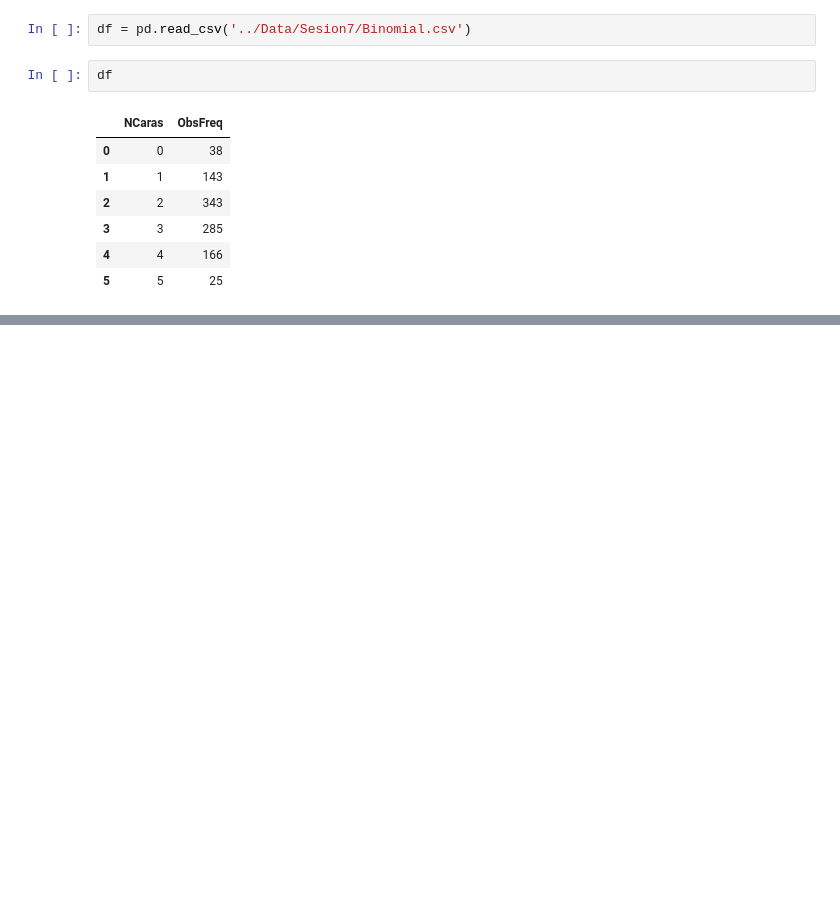
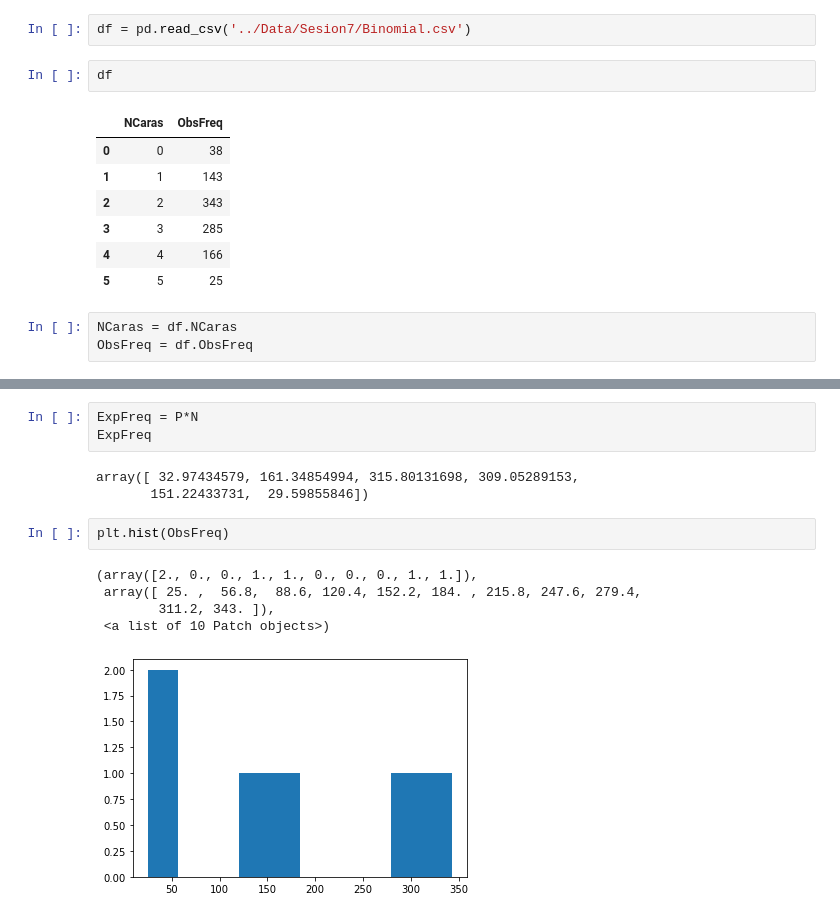
Before and after one commit to florez/Estadistica_Herramientas, a Jupyter notebook: Sesion7/Pruebas_Hipotesis.ipynb, the cells around one changed output, grey strips where cells are left out. Cells and saved outputs as stored; diff of their text form; blank space fills up the shorter version.

```diff
--- a/Sesion7/Pruebas_Hipotesis.ipynb
+++ b/Sesion7/Pruebas_Hipotesis.ipynb
@@ -164,3 +169,6 @@ df
 | 3 | 3 | 285 |
 | 4 | 4 | 166 |
 | 5 | 5 | 25 |
+# %%
+NCaras = df.NCaras
+ObsFreq = df.ObsFreq
@@ -166,0 +192,14 @@ df
+# %%
+ExpFreq = P*N
+ExpFreq
+# %% [output]
+array([ 32.97434579, 161.34854994, 315.80131698, 309.05289153,
+       151.22433731,  29.59855846])
+# %%
+plt.hist(ObsFreq)
+# %% [output]
+(array([2., 0., 0., 1., 1., 0., 0., 0., 1., 1.]),
+ array([ 25. ,  56.8,  88.6, 120.4, 152.2, 184. , 215.8, 247.6, 279.4,
+        311.2, 343. ]),
+ <a list of 10 Patch objects>)
+[figure, added]
```
Also changed, not shown: parts of 4 cells of this notebook.
